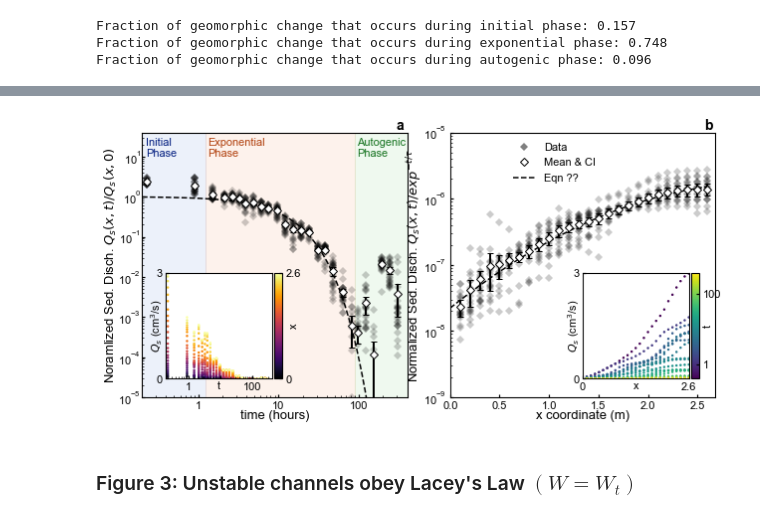
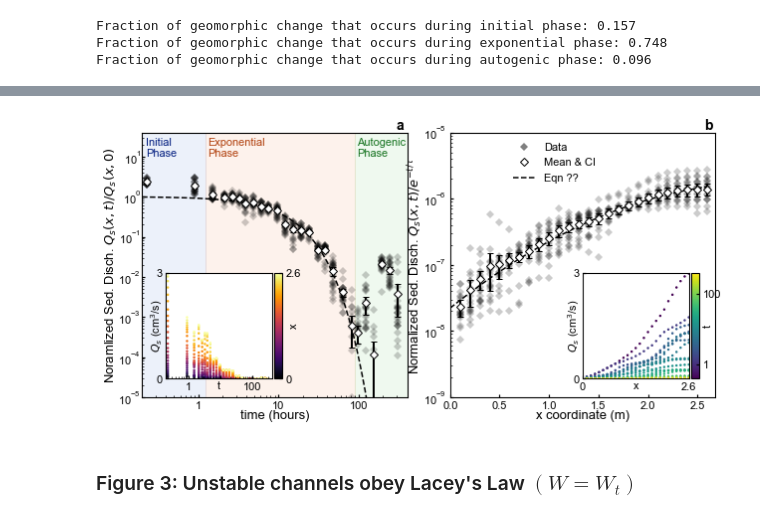
Before and after one commit to tashley/Relaxing-Channel-Data-and-Workflows, a Jupyter notebook: make_final_figures.ipynb, the cells around one changed output, grey strips where cells are left out. Cells and saved outputs as stored; diff of their text form; code cells hidden in the pictures.

```diff
--- a/make_final_figures.ipynb
+++ b/make_final_figures.ipynb
@@ -514,39 +516,39 @@ ax[1].set_xlabel('x coordinate (m)', fontsize=13, labelpad=-1)
 # Y axis formatting
 ax[1].set_yscale('log')
 ax[1].set_ylim(1e-9, 1e-5)
-ax[1].set_ylabel(r'Normalized Sed. Disch. $Q_s(x,t)/exp^{-t/\tau}$',  fontsize=13, labelpad=-1)
+ax[1].set_ylabel(r'Normalized Sed. Disch. $Q_s(x,t)/e^{-t/\tau}$',  fontsize=13, labelpad=-1)
 
 # Show legend
 ax[1].legend(loc='upper left', bbox_to_anchor=(0.2, 1), frameon=False)
 
 ############## Inset
 # Data
 axins[1].scatter(xarr, Qs, c=np.log10(tarr), cmap='viridis', vmin=3, vmax=6,  s=2)
 
 # X axis formatting
 axins[1].set_xlim(0, 2.6)
 axins[1].set_xticks([0, 2.6])
 axins[1].set_xticklabels([0, 2.6])
 axins[1].set_xlabel(r'x', labelpad=-11)
 
 # Y axis formatting
 axins[1].set_ylim(0, 0.000003)
 axins[1].set_yticks([0, 3e-6])
 axins[1].set_yticklabels([0, 3])
 axins[1].set_ylabel(r'$Q_s$ (cm$^3$/s)', labelpad=-9)
 
 # Colorbar
 cb = make_colorbar(cax[1], 'viridis',
                    [(0-np.log10(0.4))/(np.log10(400) - np.log10(0.4)), (2-np.log10(0.4))/(np.log10(400) - np.log10(0.4))],
                    [1, 100], r't', labelpad=-18)
 
 # Subfig annotation
 ax[1].text(0.96, 1.01, 'b', fontsize=14, transform=ax[1].transAxes, weight='bold')
 
 # Save
 plt.savefig('figures\\fig2_raw.svg')
 # %% [output]
-[figure, old version]
+[figure, new version]
 # %% [markdown]
 ### Figure 3: Unstable channels obey Lacey's Law $(W=W_t)$
 # %% [markdown]
```
Also changed, not shown: parts of 13 cells of this notebook, 10 other files.
